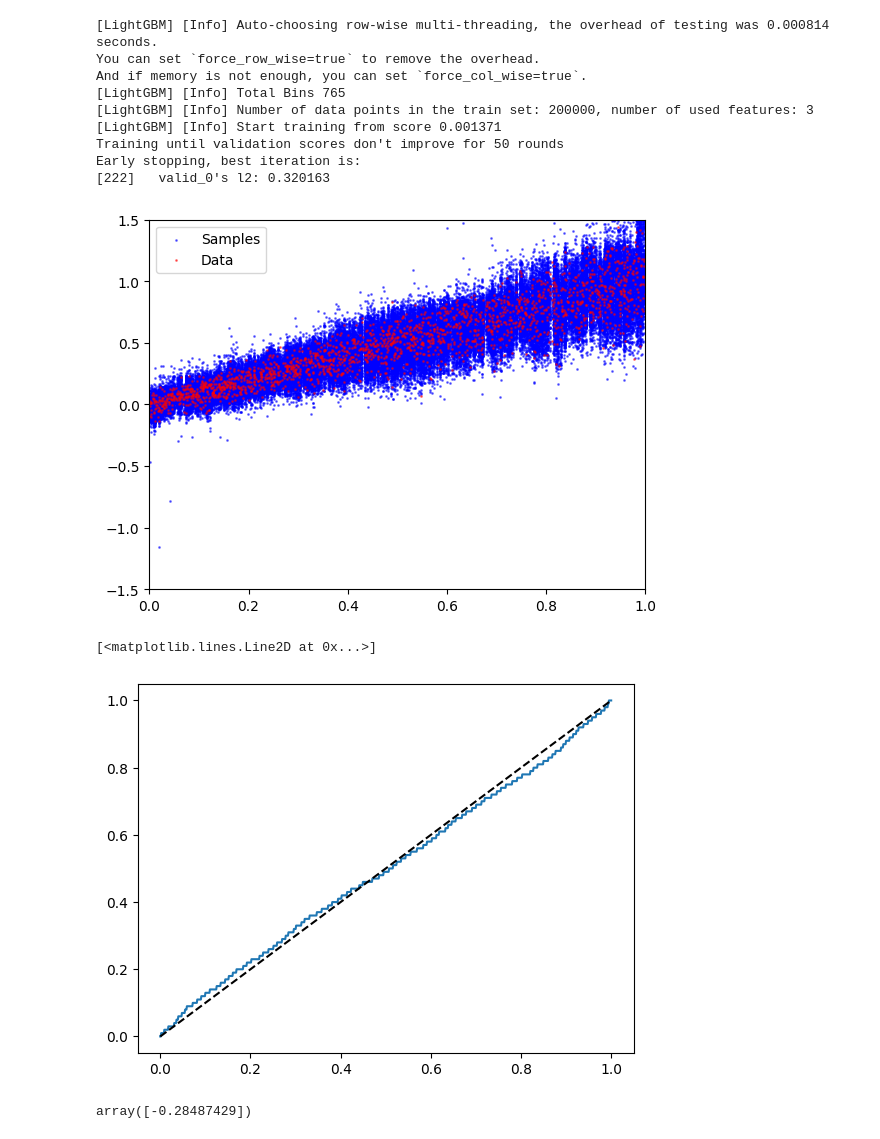
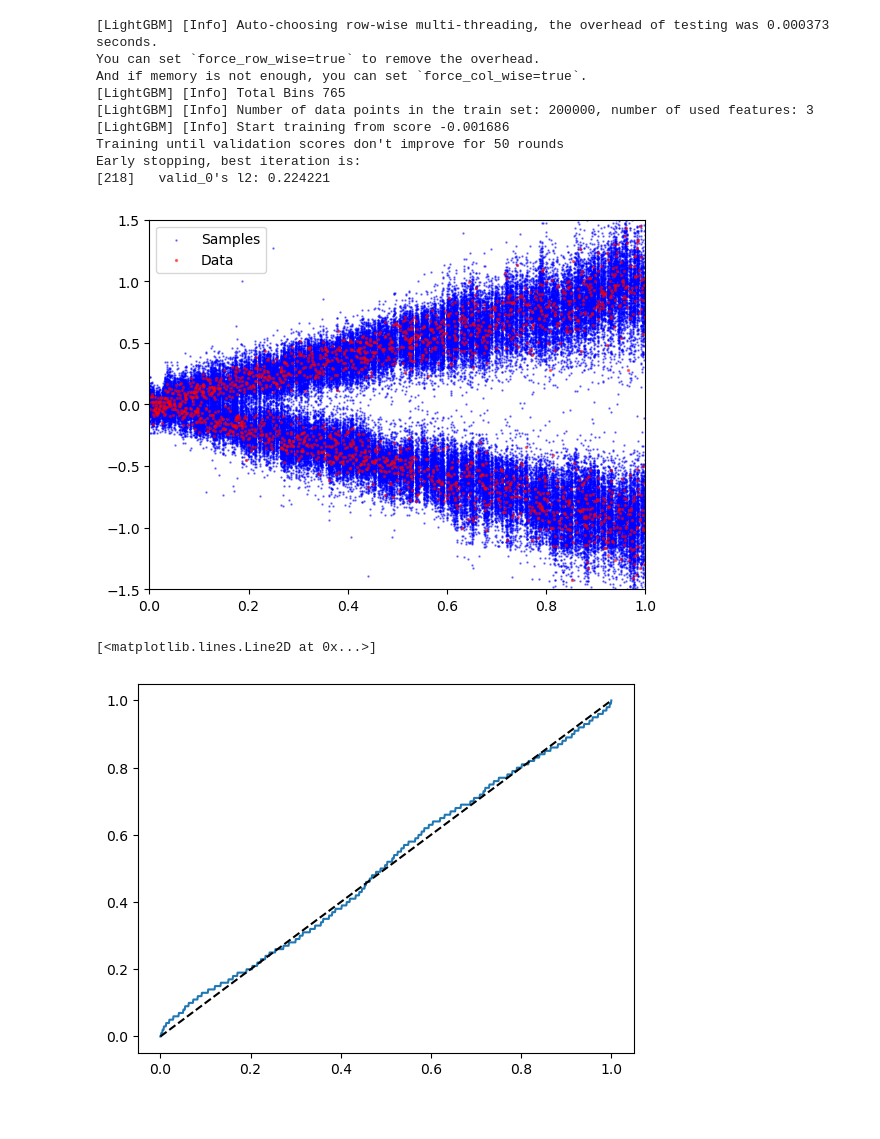
Before and after one commit to blei-lab/treeffuser, a Jupyter notebook: notebooks/debug.ipynb, the cells around one changed output. Cells and saved outputs as stored; diff of their text form; code cells hidden in the pictures.

```diff
--- a/notebooks/debug.ipynb
+++ b/notebooks/debug.ipynb
@@ -63,44 +59,44 @@ plt.grid()
 # %%
-from treeffuser import LightGBMTreeffusser
+from treeffuser import LightGBMTreeffuser
 
-model = LightGBMTreeffusser(
+model = LightGBMTreeffuser(
     verbose=1,
     n_repeats=100,
-    n_estimators=10000,
-    sde_name='vesde',
+    n_estimators=1_000,
+    sde_name='sub-vpsde',
     learning_rate=0.1,
     early_stopping_rounds=50,
 )
 model.fit(X_train, y_train)
 
 n_samples = 100
 # shape (n , n_samples, y_dim)
 idx = np.random.choice(X_train.shape[0], 1000, replace=False)
 X_sample = X_train[idx]
 y_true = y_train[idx]
-y_samples = model.sample(X_sample, n_samples=n_samples, n_parallel=50, denoise=False, n_steps=30, seed=0)
+y_samples = model.sample(X_sample, n_samples=n_samples, n_parallel=50, n_steps=30, seed=0)
 X_repeated = np.repeat(X_sample, n_samples, axis=0)
 
 
-plt.scatter(X_repeated, y_samples, alpha=0.5, color='blue', label='Samples', s=1)
-plt.scatter(X_train, y_train, alpha=0.5, s=1, color='red', label='Data')
+plt.scatter(X_repeated, y_samples, alpha=0.5, s=0.5, color='blue', label='Samples')
+plt.scatter(X_train, y_train, alpha=0.5, s=2, color='red', label='Data')
 
 # set axis to -1, 1
 plt.ylim(-1.5, 1.5)
 plt.xlim(0, 1)
 plt.legend()
 plt.show()
 # %% [output]
-[LightGBM] [Info] Auto-choosing row-wise multi-threading, the overhead of testing was 0.000814 seconds.
+[LightGBM] [Info] Auto-choosing row-wise multi-threading, the overhead of testing was 0.000373 seconds.
 You can set `force_row_wise=true` to remove the overhead.
 And if memory is not enough, you can set `force_col_wise=true`.
 [LightGBM] [Info] Total Bins 765
 [LightGBM] [Info] Number of data points in the train set: 200000, number of used features: 3
-[LightGBM] [Info] Start training from score 0.001371
+[LightGBM] [Info] Start training from score -0.001686
 Training until validation scores don't improve for 50 rounds
 Early stopping, best iteration is:
-[222]   valid_0's l2: 0.320163
+[218]   valid_0's l2: 0.224221
-[figure, old version]
+[figure, new version]
 # %%
 # Look at the calibration of the model
 quantiles = []
@@ -115,8 +111,4 @@ plt.plot(x, quantiles)
 plt.plot(x, x, linestyle='--', color='black')
 # %% [output]
 [<matplotlib.lines.Line2D at 0x...>]
-[figure, old version]
+[figure, new version]
-# %%
-y_true_i
-# %% [output]
-array([-0.28487429])
```
Also changed, not shown: parts of 4 cells of this notebook, 1 other file.
